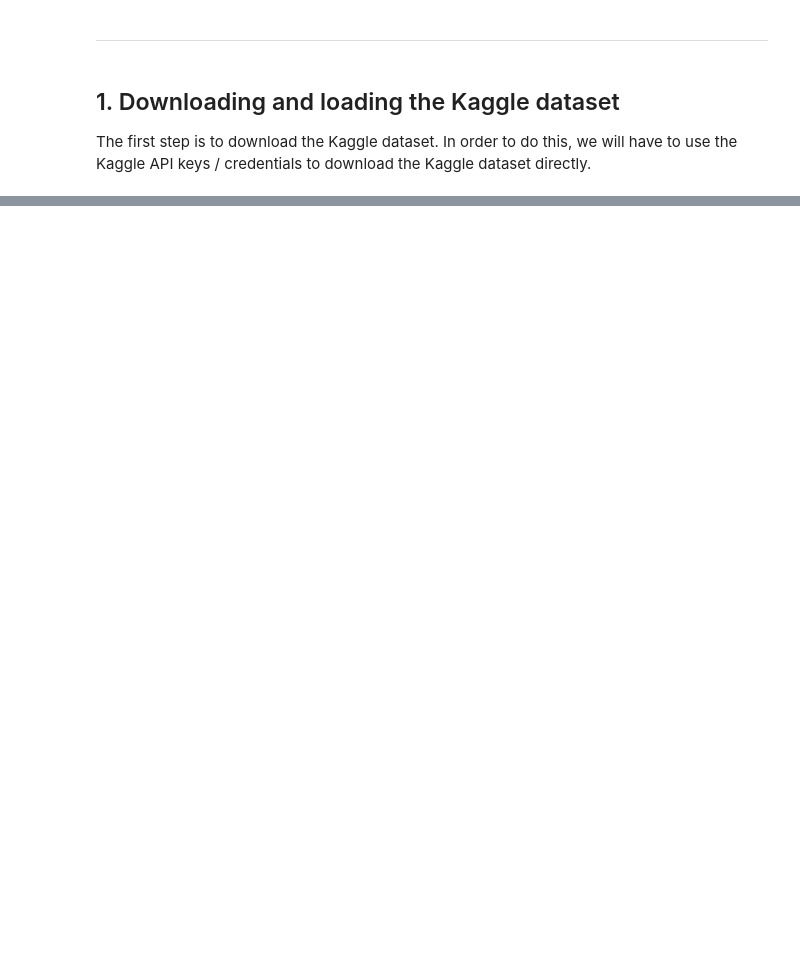
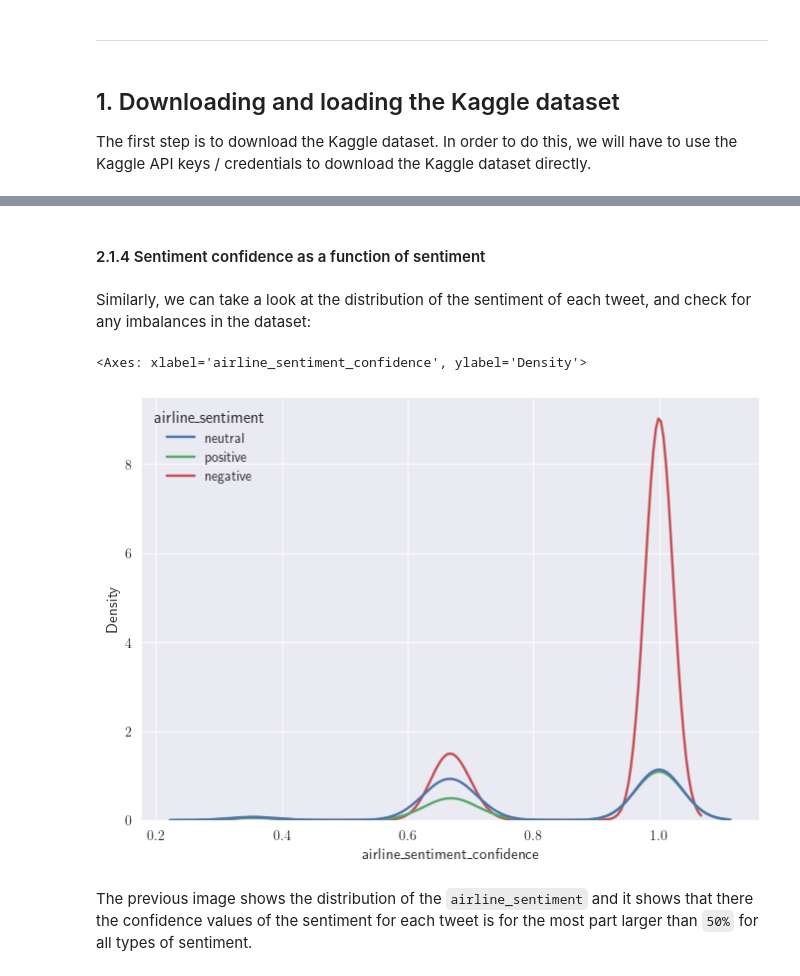
Before and after one commit to vcalderon2009/ML-System-Design-Course, a Jupyter notebook: modules/Module_0/Homework/01-Victor-Calderon-Module-0-Homework-1-Twitter-Sentiment-Analysis.ipynb, the cells around one changed output, grey strips where cells are left out. Drawn from its saved outputs; the diff is of its cells as text; code cells hidden in the pictures; blank space fills up the shorter version.

```diff
--- a/modules/Module_0/Homework/01-Victor-Calderon-Module-0-Homework-1-Twitter-Sentiment-Analysis.ipynb
+++ b/modules/Module_0/Homework/01-Victor-Calderon-Module-0-Homework-1-Twitter-Sentiment-Analysis.ipynb
@@ -222,0 +388,12 @@ dataset_df.head()
+# %% [markdown]
+#### 2.1.4 Sentiment confidence as a function of sentiment
+# %% [markdown]
+Similarly, we can take a look at the distribution of the sentiment of each tweet, and check for any imbalances in the dataset:
+# %%
+sns.kdeplot(data=dataset_df, x="airline_sentiment_confidence", hue="airline_sentiment")
+# %% [output]
+<Axes: xlabel='airline_sentiment_confidence', ylabel='Density'>
+[figure, added]
+# %% [markdown]
+The previous image shows the distribution of the `airline_sentiment` and it shows that there the confidence
+values of the sentiment for each tweet is for the most part larger than `50%` for all types of sentiment.
```
Also changed, not shown: parts of 55 cells of this notebook, 1 other file.
